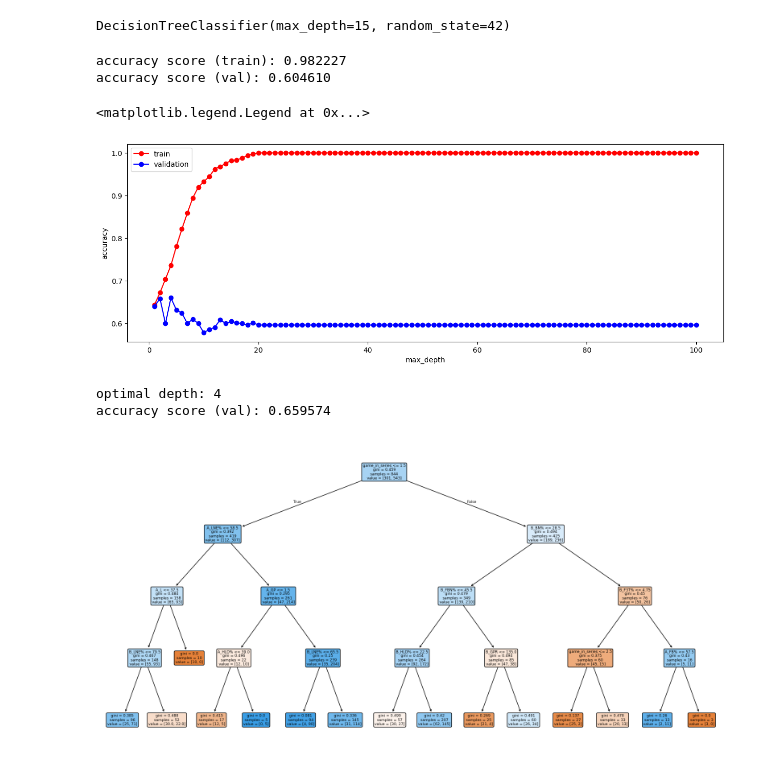
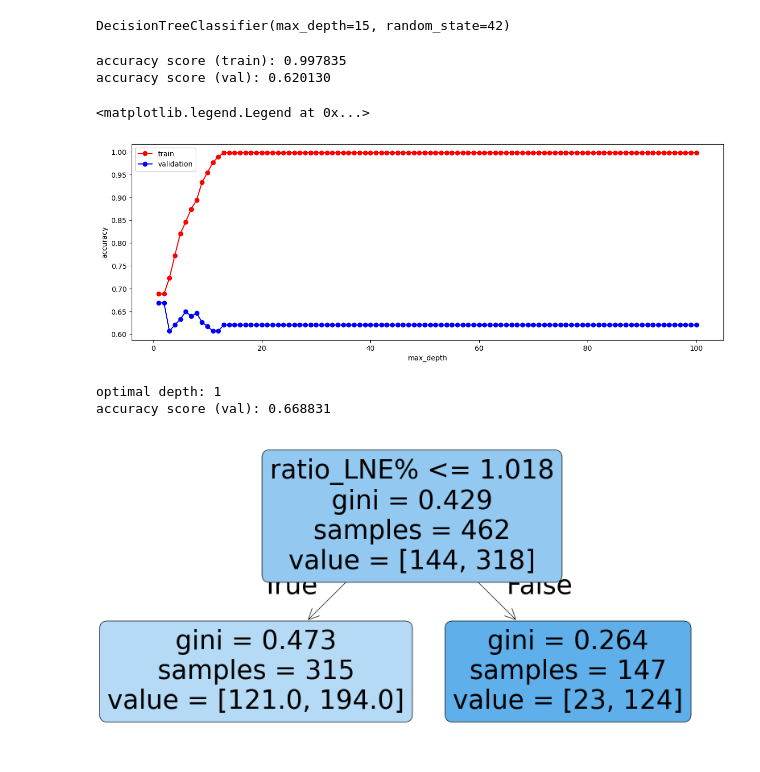
Before and after one commit to pavlila/lol-worlds-2025-predict, a Jupyter notebook: notebooks/decision_tree_train.ipynb, the cells around one changed output. Drawn from its saved outputs; the diff is of its cells as text; code cells hidden in the pictures.

```diff
--- a/notebooks/decision_tree_train.ipynb
+++ b/notebooks/decision_tree_train.ipynb
@@ -14,5 +14,7 @@ random_seed = 42
 # %%
 data = pd.read_csv("../data/featured/data.csv", sep=';')
 
-Xdata = data.drop('win', axis=1)
-ydata = data.win
+Xdata = data.drop('teamA_win', axis=1)
+ydata = data.teamA_win
+
+Xdata.columns
@@ -27,8 +43,8 @@ DecisionTreeClassifier(max_depth=15, random_state=42)
 print('accuracy score (train): {0:.6f}'.format(metrics.accuracy_score(ytrain, clf.predict(Xtrain))))
 print('accuracy score (val): {0:.6f}'.format(metrics.accuracy_score(yval, clf.predict(Xval))))
 # %% [output]
-accuracy score (train): 0.982227
-accuracy score (val): 0.604610
+accuracy score (train): 0.997835
+accuracy score (val): 0.620130
 # %%
 val_acc = []
 train_acc = []
@@ -47,7 +63,7 @@ plt.ylabel('accuracy')
 plt.legend(['train', 'validation'])
 # %% [output]
 <matplotlib.legend.Legend at 0x...>
-[figure, old version]
+[figure, new version]
 # %%
 optimal_depth = np.argmax(val_acc) + 1
 print(f"optimal depth: {optimal_depth}")
@@ -56,22 +72,19 @@ clf.fit(Xtrain, ytrain)
 
 print('accuracy score (val): {0:.6f}'.format(metrics.accuracy_score(yval, clf.predict(Xval))))
 # %% [output]
-optimal depth: 4
-accuracy score (val): 0.659574
+optimal depth: 1
+accuracy score (val): 0.668831
 # %%
 from sklearn import tree
 import matplotlib.pyplot as plt
 
-feature_names = ["match_id","game_in_series","teamA","teamB","teamA_win","A_GP","A_W","A_L","A_AGT","A_K","A_D","A_KD","A_CKPM","A_GPR","A_GSPD","A_EGR","A_MLR","A_GD15","A_FB%","A_FT%","A_F3T%","A_PPG","A_HLD%","A_GRB%","A_FD%","A_DRG%","A_ELD%","A_FBN%","A_BN%","A_LNE%","A_JNG%","A_WPM","A_CWPM","A_WCPM","B_GP","B_W","B_L","B_AGT","B_K","B_D","B_KD","B_CKPM","B_GPR","B_GSPD","B_EGR","B_MLR","B_GD15","B_FB%","B_FT%","B_F3T%","B_PPG","B_HLD%","B_GRB%","B_FD%","B_DRG%","B_ELD%","B_FBN%","B_BN%","B_LNE%","B_JNG%","B_WPM","B_CWPM","B_WCPM","tournament","year","month","day"]
-
-
 plt.figure(figsize=(20, 10))
 tree.plot_tree(
     clf,
-    feature_names=feature_names,
+    feature_names=list(Xdata.columns),
     filled=True,
     rounded=True
 )
 plt.show()
 # %% [output]
-[figure, old version]
+[figure, new version]
```
Also changed, not shown: parts of 1 cell of this notebook, 23 other files.
